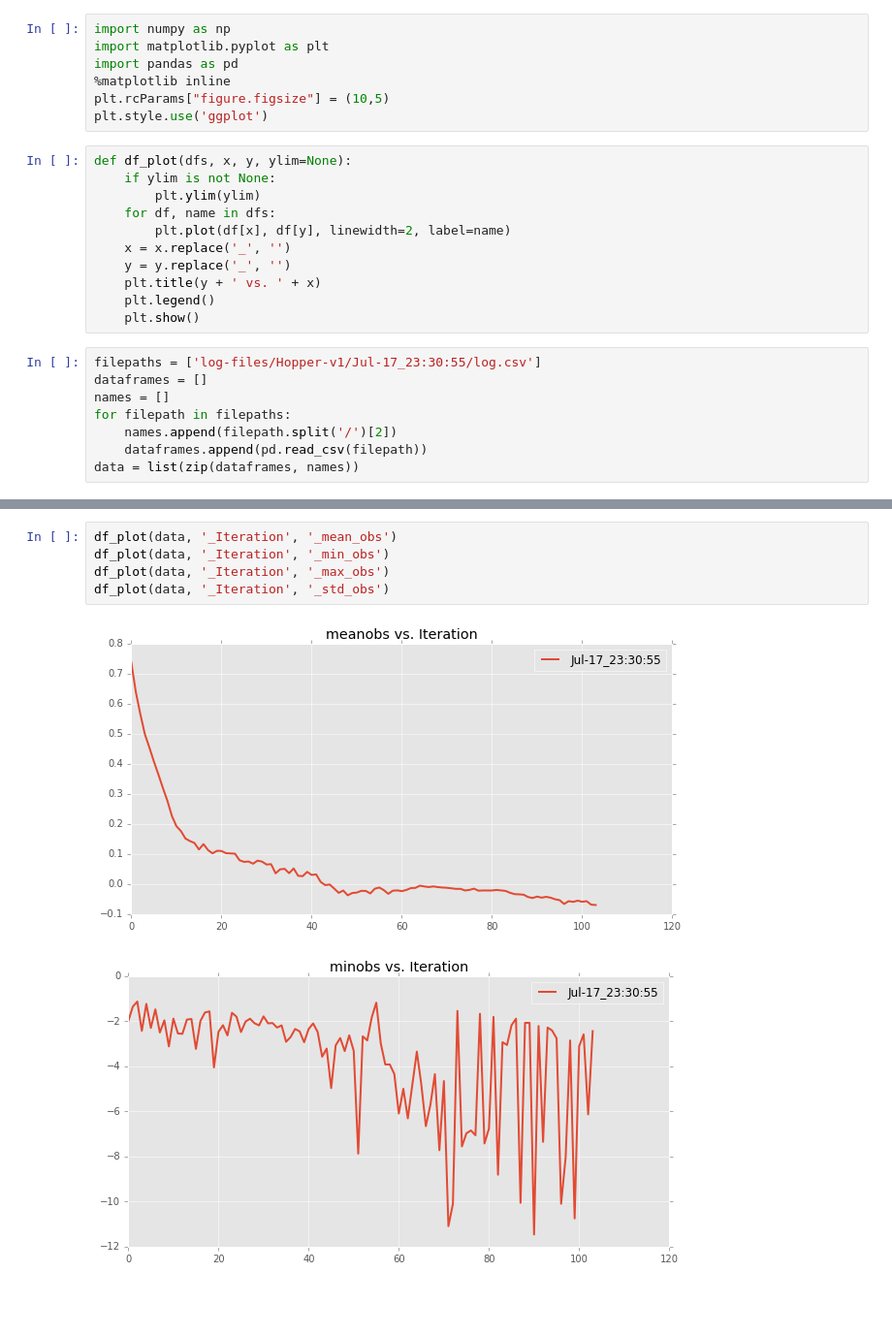
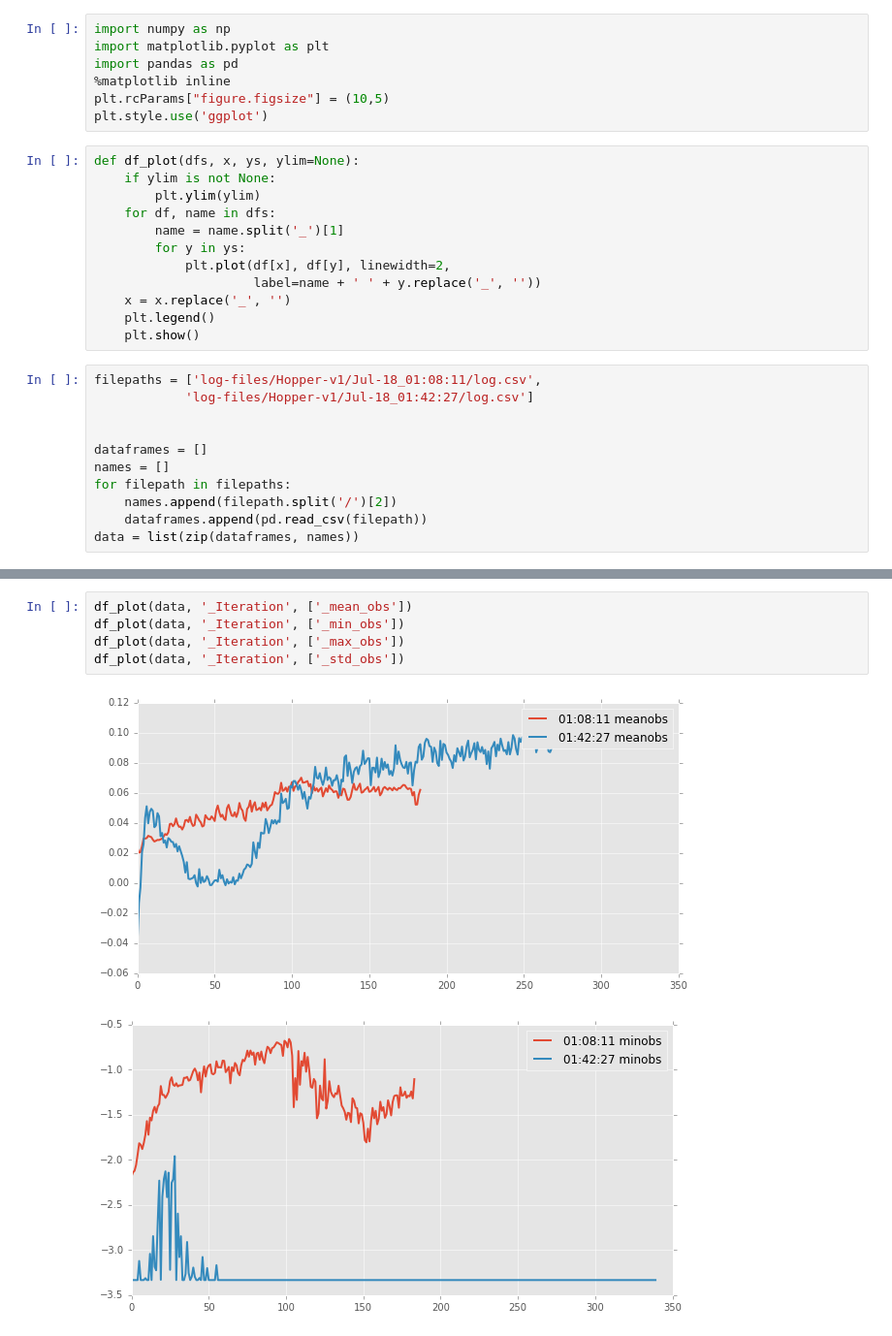
Before and after one commit to pat-coady/trpo, a Jupyter notebook: src/view_training.ipynb, the cells around one changed output, grey strips where cells are left out. Shown at 97% size. Drawn from its saved outputs; the diff is of its cells as text; blank space fills up the shorter version.

Commit message:
checkpoint: 344 iterations and near 2500 on hopper

```diff
--- a/src/view_training.ipynb
+++ b/src/view_training.ipynb
@@ -6,18 +6,22 @@ import pandas as pd
 plt.rcParams["figure.figsize"] = (10,5)
 plt.style.use('ggplot')
 # %%
-def df_plot(dfs, x, y, ylim=None):
+def df_plot(dfs, x, ys, ylim=None):
     if ylim is not None:
         plt.ylim(ylim)
     for df, name in dfs:
-        plt.plot(df[x], df[y], linewidth=2, label=name)
+        name = name.split('_')[1]
+        for y in ys:
+            plt.plot(df[x], df[y], linewidth=2,
+                     label=name + ' ' + y.replace('_', ''))
     x = x.replace('_', '')
-    y = y.replace('_', '')
-    plt.title(y + ' vs. ' + x)
     plt.legend()
     plt.show()
 # %%
-filepaths = ['log-files/Hopper-v1/Jul-17_23:30:55/log.csv']
+filepaths = ['log-files/Hopper-v1/Jul-18_01:08:11/log.csv',
+            'log-files/Hopper-v1/Jul-18_01:42:27/log.csv']
+
+
 dataframes = []
 names = []
 for filepath in filepaths:
@@ -47,8 +51,8 @@ df_plot(data, '_Iteration', '_std_adv')
 # %%
-df_plot(data, '_Iteration', '_mean_obs')
-df_plot(data, '_Iteration', '_min_obs')
-df_plot(data, '_Iteration', '_max_obs')
-df_plot(data, '_Iteration', '_std_obs')
+df_plot(data, '_Iteration', ['_mean_obs'])
+df_plot(data, '_Iteration', ['_min_obs'])
+df_plot(data, '_Iteration', ['_max_obs'])
+df_plot(data, '_Iteration', ['_std_obs'])
 # %% [output]
-[figure, old version]
+[figure, new version]
-[figure, old version]
+[figure, new version]
```
Also changed, not shown: parts of 4 cells of this notebook, 2 other files.
